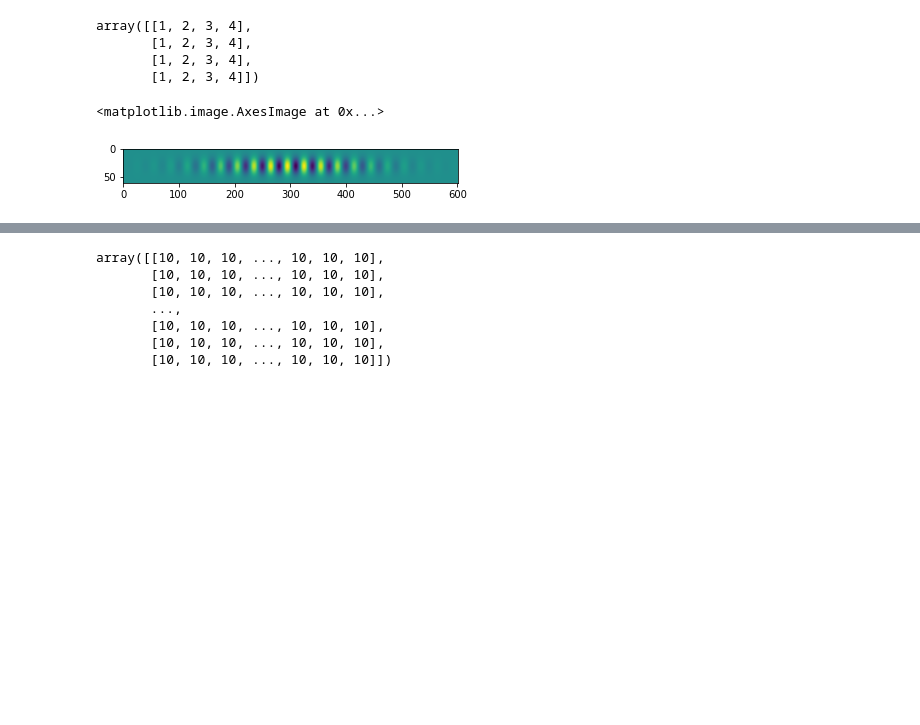
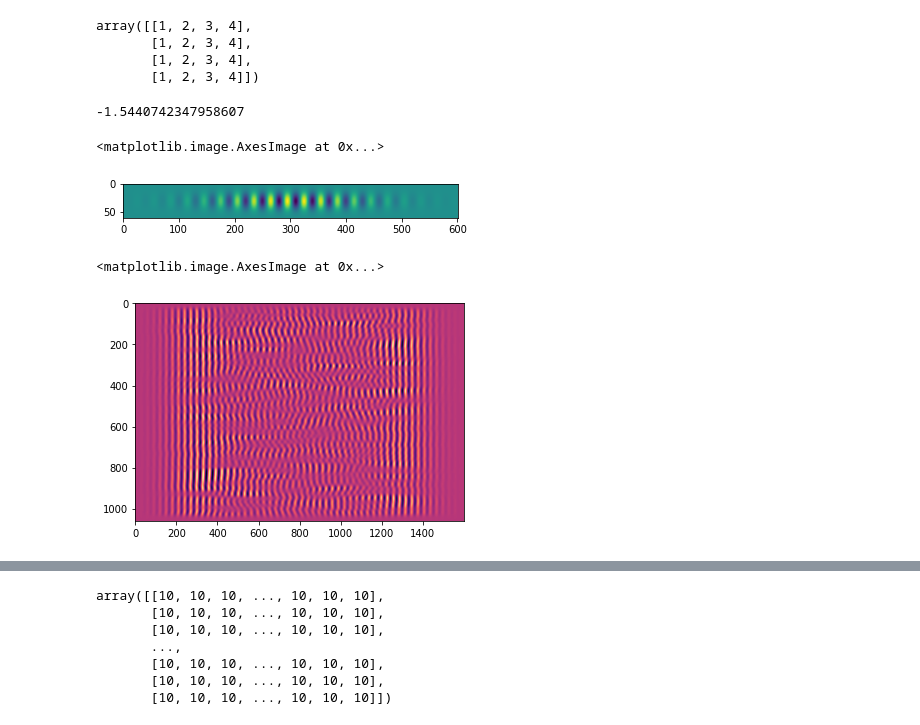
Before and after one commit to Wolframettes/Noise, a Jupyter notebook: Gabor.ipynb, the cells around one changed output, grey strips where cells are left out. Cells and saved outputs as stored; diff of their text form; code cells hidden in the pictures; blank space fills up the shorter version.

```diff
--- a/Gabor.ipynb
+++ b/Gabor.ipynb
@@ -140,6 +161,10 @@ def gabor(sigma, theta, Lambda, psi, gamma):
 
     gb = np.exp(-.5 * (x_theta ** 2 / sigma_x ** 2 + y_theta ** 2 / sigma_y ** 2)) * np.cos(2 * np.pi / Lambda * x_theta + psi)
     return gb
+# %%
+gaborkernel(1,3,2,2,5,6)
+# %% [output]
+-1.5440742347958607
 # %%
 #gabor(sigma, theta, Lambda, psi, gamma):
 #gaborize(lattice,K,a,F0,w0)
@@ -147,3 +172,8 @@ plt.imshow(gabor(100,3.14/2,30,20,10))
 # %% [output]
 <matplotlib.image.AxesImage at 0x...>
 [figure]
+# %%
+plt.imshow(convolve(lattice1,gabor(100,3.14/2,30,20,10)), cmap='magma')
+# %% [output]
+<matplotlib.image.AxesImage at 0x...>
+[figure, added]
```
Also changed, not shown: parts of 21 cells of this notebook.
